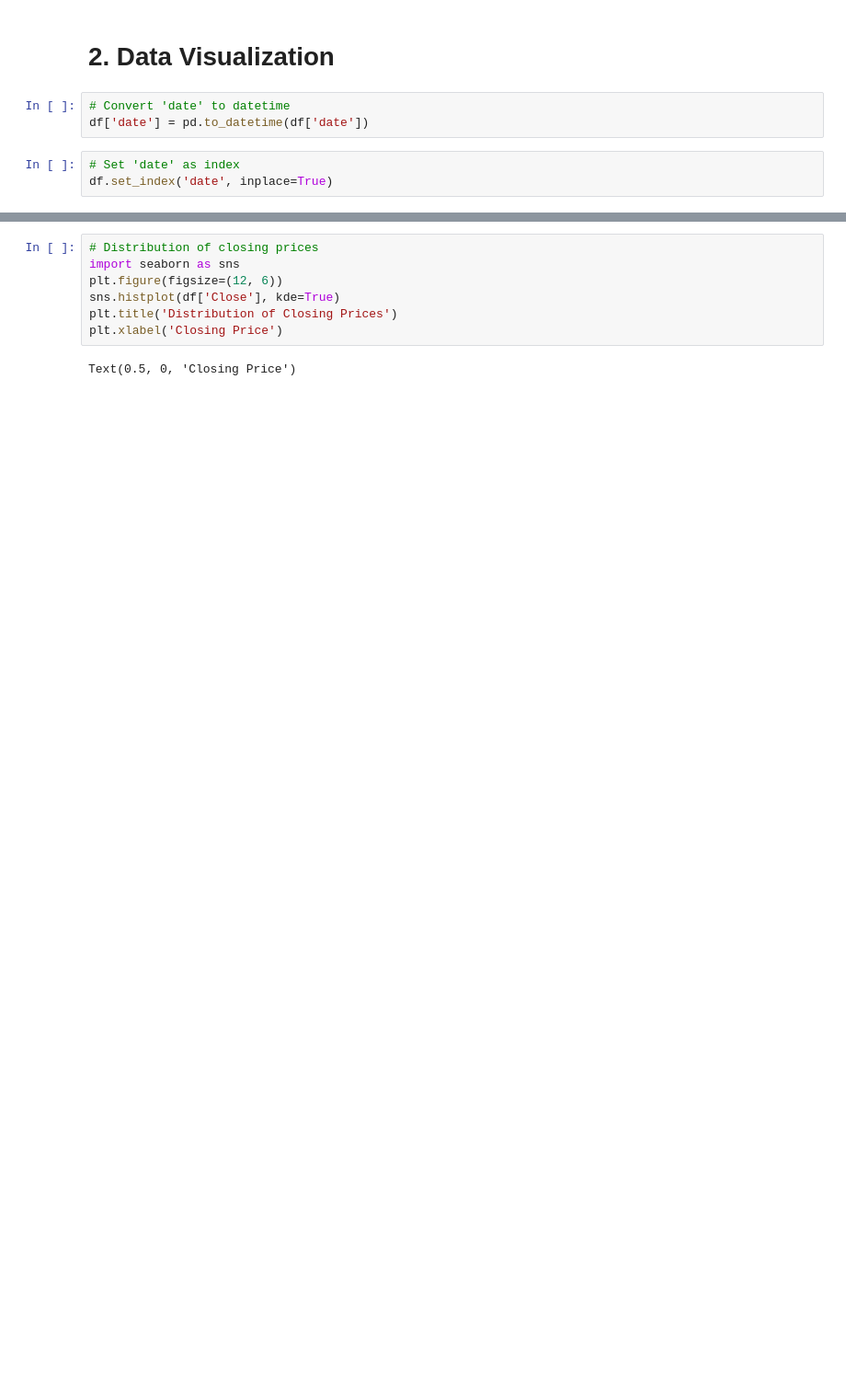
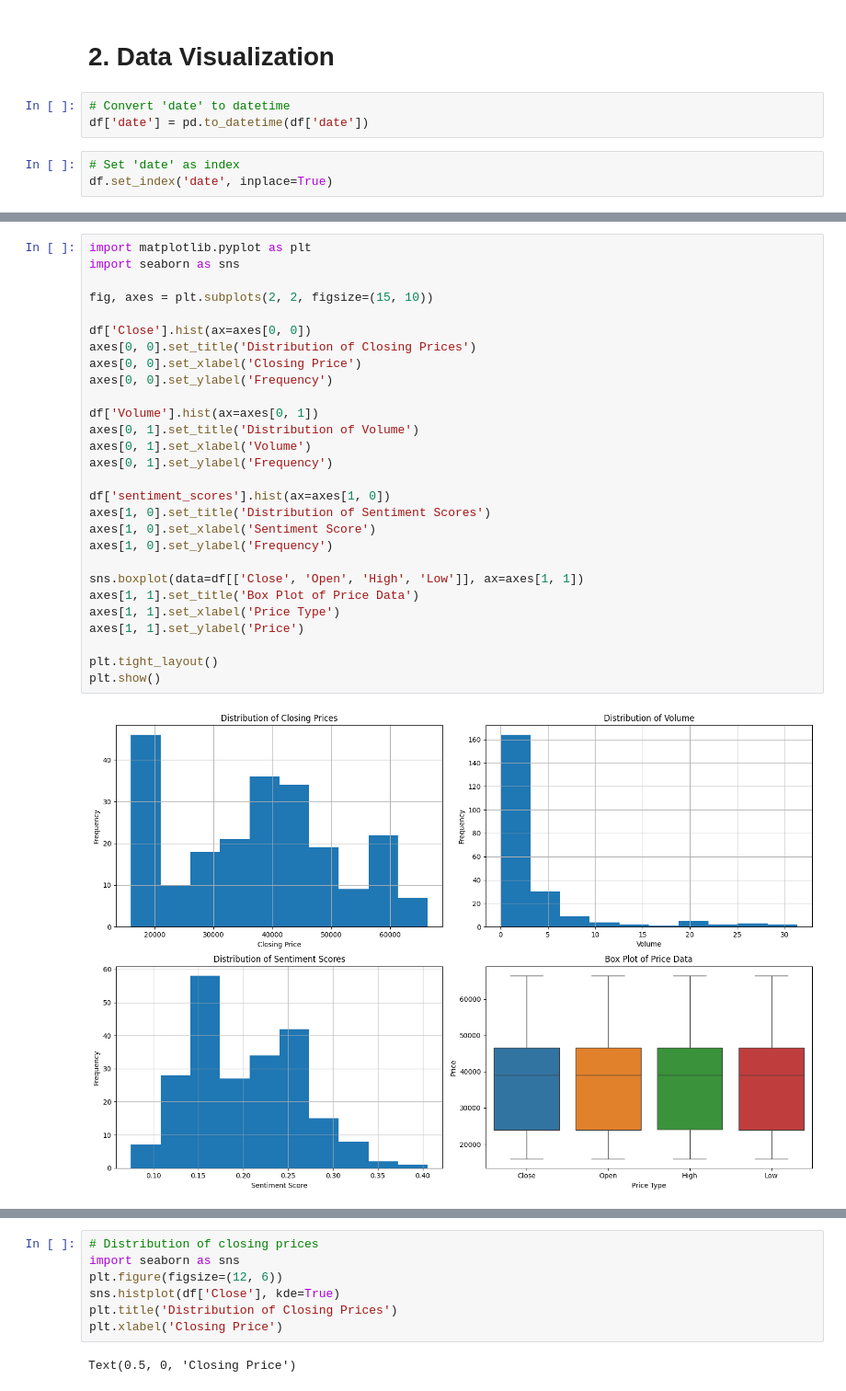
Before and after one commit to lcxWEB/bitflow, a Jupyter notebook: bitcoin_prediction/LSTM/Model_Training_and_Tuning_LSTM.ipynb, the cells around one changed output, grey strips where cells are left out. Shown: that part at 92% size. Drawn from its saved outputs; the diff is of its cells as text; blank space fills up the shorter version.

```diff
--- a/bitcoin_prediction/LSTM/Model_Training_and_Tuning_LSTM.ipynb
+++ b/bitcoin_prediction/LSTM/Model_Training_and_Tuning_LSTM.ipynb
@@ -55,0 +177,30 @@ df.set_index('date', inplace=True)
+# %%
+import matplotlib.pyplot as plt
+import seaborn as sns
+
+fig, axes = plt.subplots(2, 2, figsize=(15, 10))
+
+df['Close'].hist(ax=axes[0, 0])
+axes[0, 0].set_title('Distribution of Closing Prices')
+axes[0, 0].set_xlabel('Closing Price')
+axes[0, 0].set_ylabel('Frequency')
+
+df['Volume'].hist(ax=axes[0, 1])
+axes[0, 1].set_title('Distribution of Volume')
+axes[0, 1].set_xlabel('Volume')
+axes[0, 1].set_ylabel('Frequency')
+
+df['sentiment_scores'].hist(ax=axes[1, 0])
+axes[1, 0].set_title('Distribution of Sentiment Scores')
+axes[1, 0].set_xlabel('Sentiment Score')
+axes[1, 0].set_ylabel('Frequency')
+
+sns.boxplot(data=df[['Close', 'Open', 'High', 'Low']], ax=axes[1, 1])
+axes[1, 1].set_title('Box Plot of Price Data')
+axes[1, 1].set_xlabel('Price Type')
+axes[1, 1].set_ylabel('Price')
+
+plt.tight_layout()
+plt.show()
+# %% [output]
+[figure, added]
```
Also changed, not shown: parts of 23 cells of this notebook.
